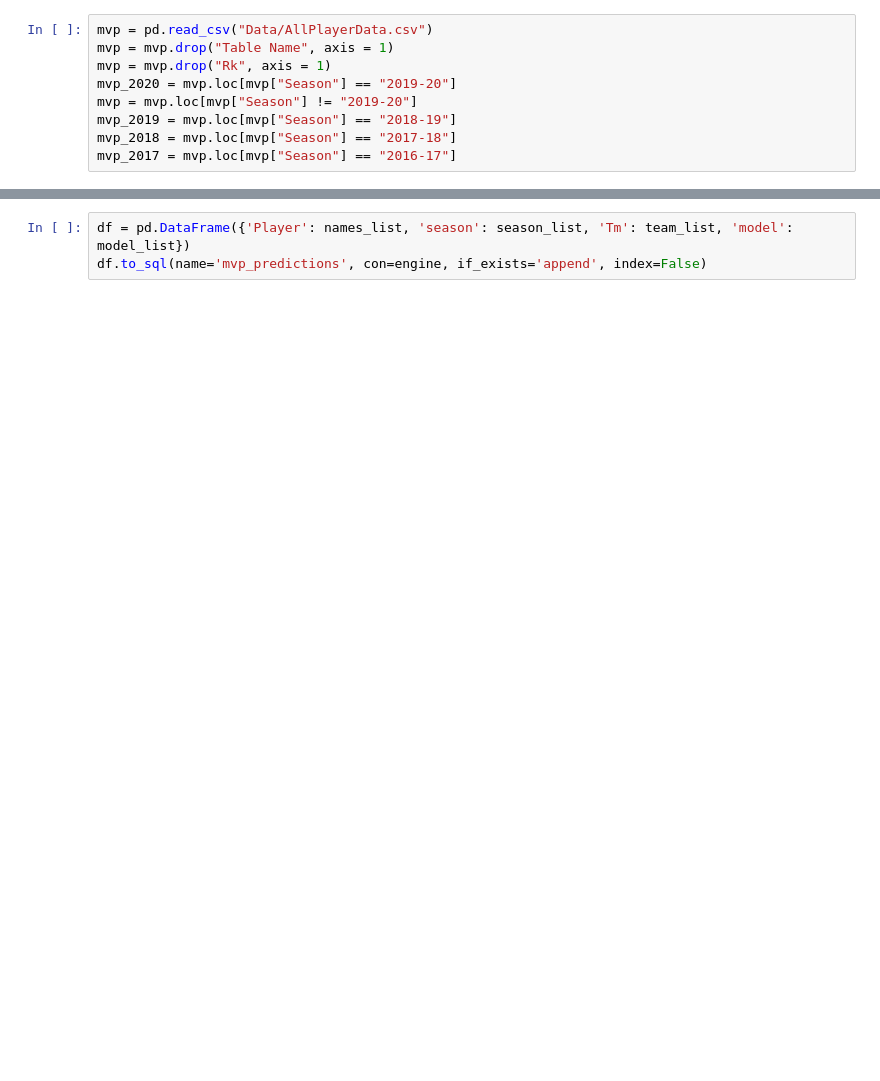
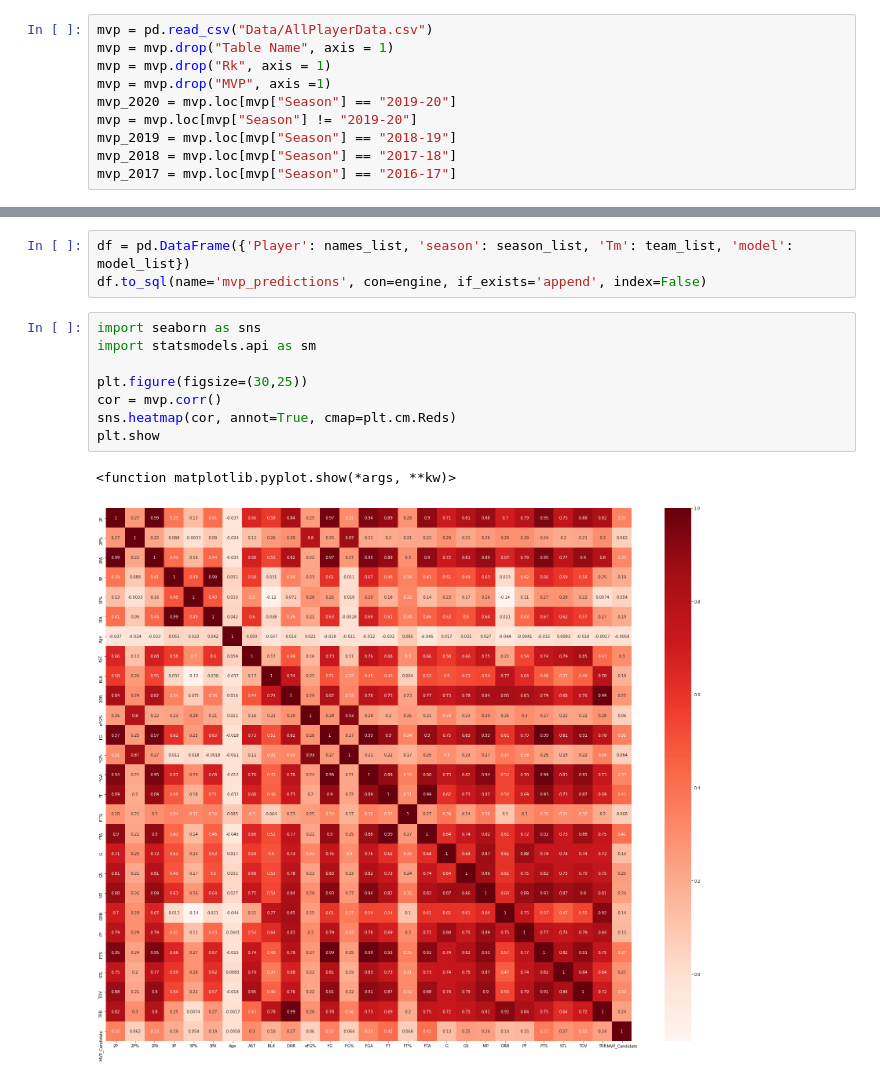
Before and after one commit to RU-DataScience-Group5/BasketballML, a Jupyter notebook: MVP_ML_Model_BaseStats.ipynb, the cells around one changed output, grey strips where cells are left out. Drawn from its saved outputs; the diff is of its cells as text; blank space fills up the shorter version.

```diff
--- a/MVP_ML_Model_BaseStats.ipynb
+++ b/MVP_ML_Model_BaseStats.ipynb
@@ -16,6 +16,7 @@ engine = create_engine(f'postgresql://{connection_string}')
 mvp = pd.read_csv("Data/AllPlayerData.csv")
 mvp = mvp.drop("Table Name", axis = 1)
 mvp = mvp.drop("Rk", axis = 1)
+mvp = mvp.drop("MVP", axis =1)
 mvp_2020 = mvp.loc[mvp["Season"] == "2019-20"]
 mvp = mvp.loc[mvp["Season"] != "2019-20"]
 mvp_2019 = mvp.loc[mvp["Season"] == "2018-19"]
@@ -552,3 +616,14 @@ for i in range(len(Xx_test_scaled_rf)):
 # %%
 df = pd.DataFrame({'Player': names_list, 'season': season_list, 'Tm': team_list, 'model': model_list})
 df.to_sql(name='mvp_predictions', con=engine, if_exists='append', index=False)
+# %%
+import seaborn as sns
+import statsmodels.api as sm
+
+plt.figure(figsize=(30,25))
+cor = mvp.corr()
+sns.heatmap(cor, annot=True, cmap=plt.cm.Reds)
+plt.show
+# %% [output]
+<function matplotlib.pyplot.show(*args, **kw)>
+[figure, added]
```
Also changed, not shown: parts of 16 cells of this notebook, 1 other file.
